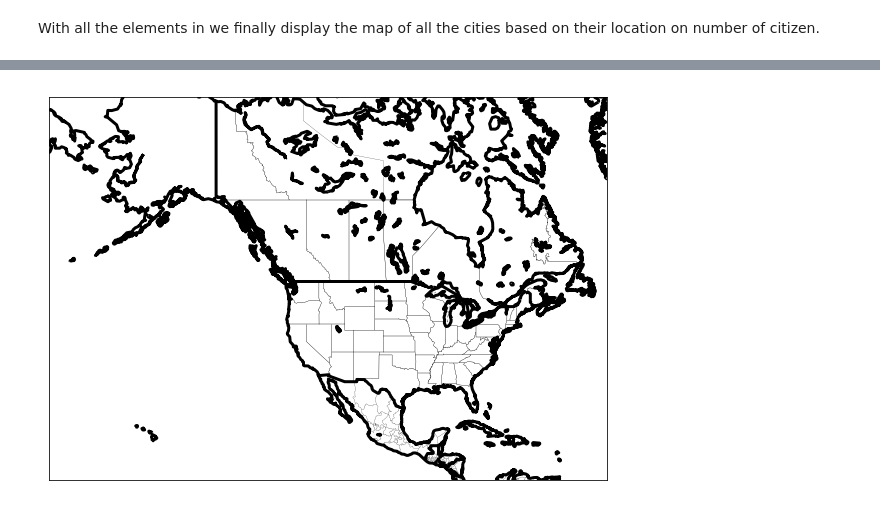
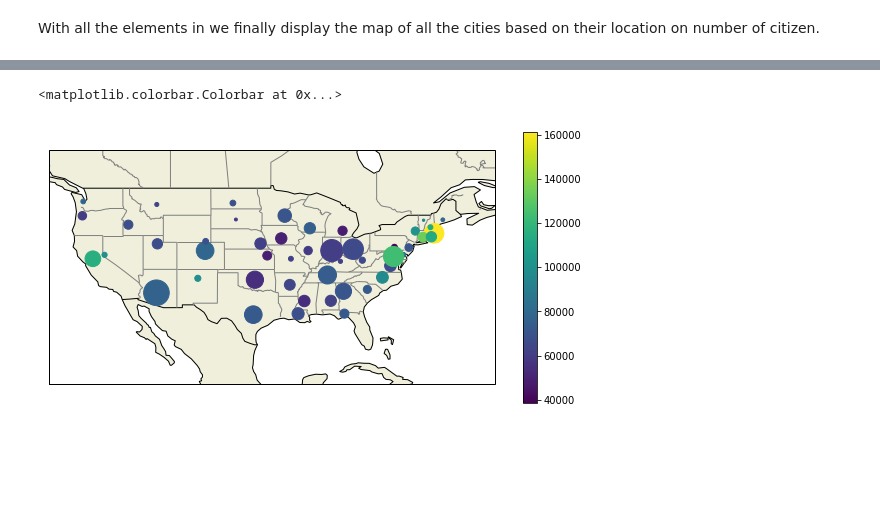
Before and after one commit to xNok/OR_NETWORK-AND-DISCRETE-LOCATION, a Jupyter notebook: POC-Represent datasets.ipynb, the cells around one changed output, grey strips where cells are left out. Saved outputs shown, nothing was run; the diff lists cells and outputs as text; code cells hidden in the pictures; blank space fills up the shorter version.

Commit message:
feat: cartopy

```diff
--- a/POC-Represent datasets.ipynb
+++ b/POC-Represent datasets.ipynb
@@ -68,6 +69,7 @@ G.add_nodes_from(df.T.to_dict().items())
 We stored the metadatas in each node to simplify further computation. The next piece of code generate list of attributes such as the location and size of node to be use in the visualization.
 # %%
 pos = {n:(-d["LATITUDE"],d["LONGITUDE"]) for n,d in G.nodes.items()}
-node_size = [ x / 1000 for n,x in G.nodes.data("CITY POP")]
+node_size  = [ x / 1500 for n,x in G.nodes.data("CITY POP")]
+node_color = [ x for n,x in G.nodes.data("FIXED COST")]
 # %% [markdown]
 With all the elements in we finally display the map of all the cities based on their location on number of citizen.
@@ -94,14 +76,27 @@ m.drawcoastlines(linewidth=3)
-# %%
-pos = {n: (d["LATITUDE"]*1000000,d["LONGITUDE"]*1000000) for n,d in G.nodes.items()}
-# %%
-plt.figure(figsize = (10,9))
-
-nx.draw_networkx_nodes(G, pos, node_size=node_size)
-
-m.drawcountries(linewidth = 3)
-m.drawstates(linewidth = 0.2)
-m.drawcoastlines(linewidth=3)
-
-plt.show()
-# %% [output]
-[figure, removed]
+# %%
+plt.figure(figsize=(10,5))
+
+# 1. Create the map with cartopy
+ax = plt.axes(projection=ccrs.PlateCarree())
+## Extent of continental US.
+ax.set_extent([-128, -62, 20, 50])
+ax.add_feature(cfeature.LAND)
+ax.add_feature(cfeature.COASTLINE)
+ax.add_feature(cfeature.BORDERS)
+
+# Create a feature for States/Admin 1 regions at 1:50m from Natural Earth
+states_provinces = cfeature.NaturalEarthFeature(
+    category='cultural',
+    name='admin_1_states_provinces_lines',
+    scale='50m',
+    facecolor='none')
+ax.add_feature(states_provinces, edgecolor='gray')
+
+# 2. Plot the graph on the map
+nc = nx.draw_networkx_nodes(G, pos, node_size=node_size, node_color=node_color)
+#nx.draw_networkx_labels(G, pos, labels=dict(G.nodes.data("CITY")))
+
+plt.colorbar(nc)
+# %% [output]
+<matplotlib.colorbar.Colorbar at 0x...>
+[figure, added]
```
Also changed, not shown: parts of 3 cells of this notebook.
